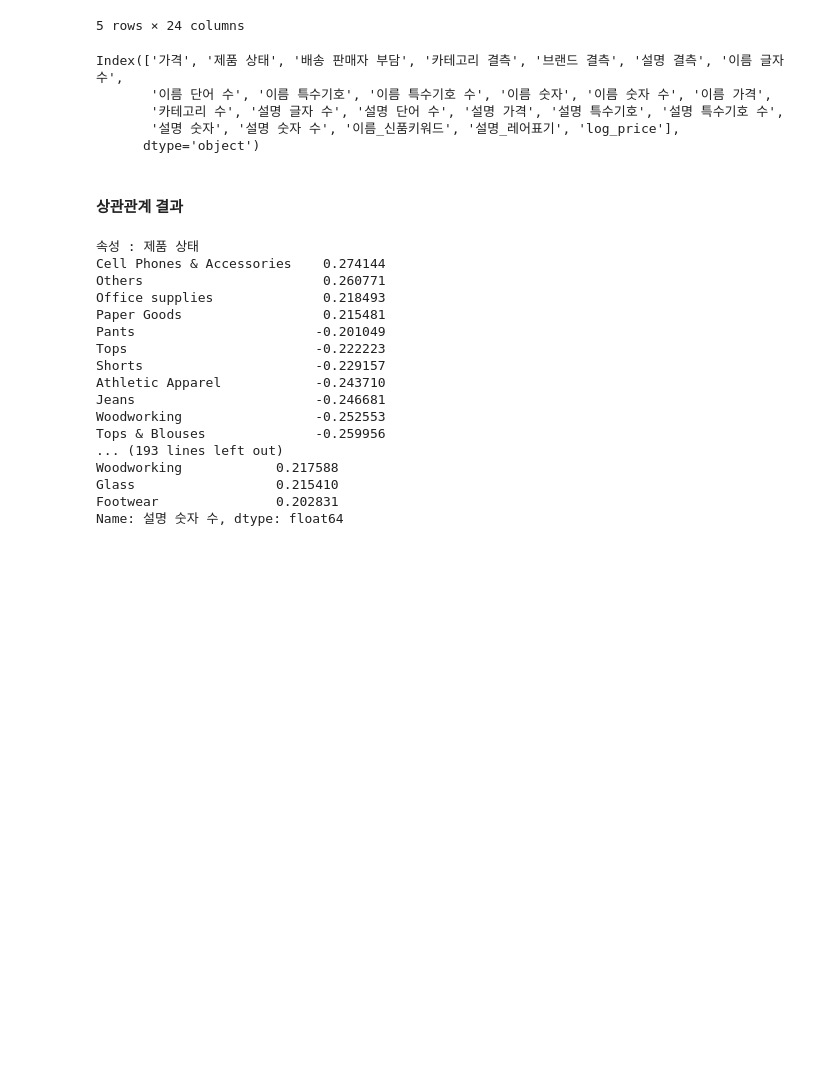
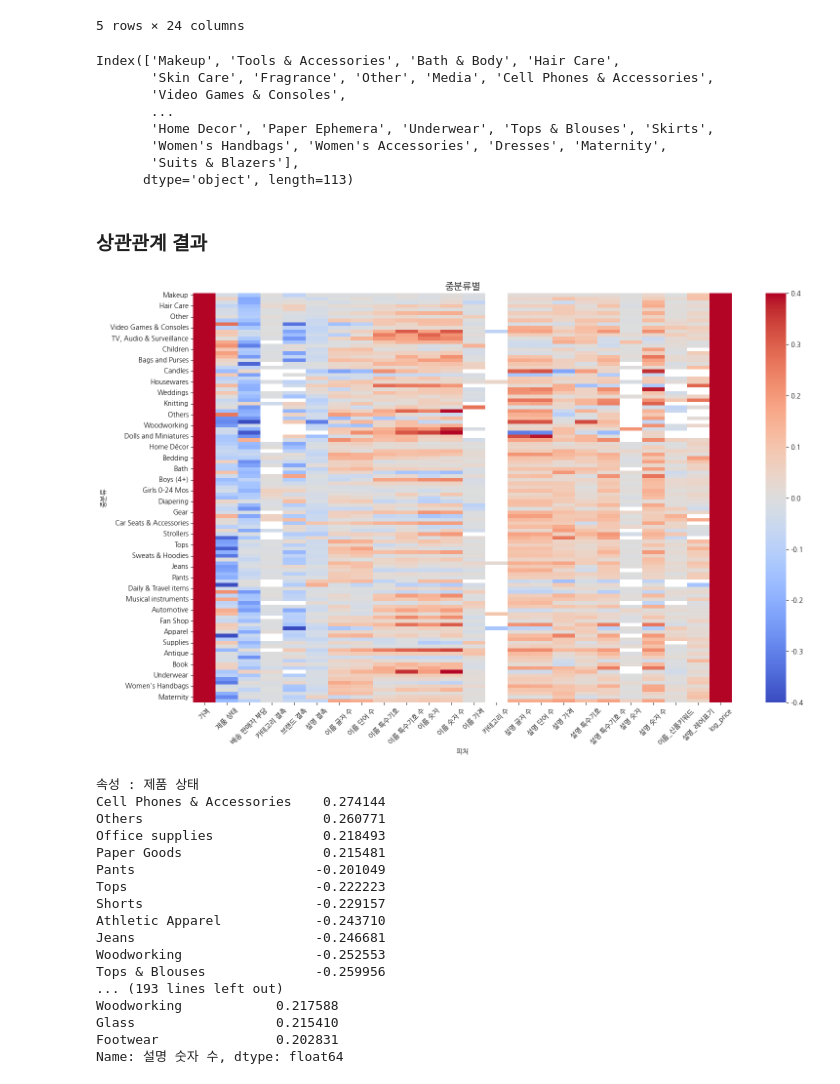
Before and after one commit to S-HNJN/first-repository, a Jupyter notebook: Mercari.ipynb, the cells around one changed output. Saved outputs shown, nothing was run; the diff lists cells and outputs as text; code cells hidden in the pictures; blank space fills up the shorter version.

```diff
--- a/Mercari.ipynb
+++ b/Mercari.ipynb
@@ -978,5 +1001,5 @@ for i in cate2_list:
     corr = subset.corr(numeric_only=True)['가격']   # 가격과의 상관만 추출
     corr_dict[i] = corr
 
-
-corr_df = pd.DataFrame(corr_dict).T
+corr_df = pd.DataFrame(corr_dict)
+corr_df_T = pd.DataFrame(corr_dict).T
@@ -993,11 +1018,31 @@ corr_df.head()
 # %%
 corr_df.columns
 # %% [output]
-Index(['가격', '제품 상태', '배송 판매자 부담', '카테고리 결측', '브랜드 결측', '설명 결측', '이름 글자 수',
-       '이름 단어 수', '이름 특수기호', '이름 특수기호 수', '이름 숫자', '이름 숫자 수', '이름 가격',
-       '카테고리 수', '설명 글자 수', '설명 단어 수', '설명 가격', '설명 특수기호', '설명 특수기호 수',
-       '설명 숫자', '설명 숫자 수', '이름_신품키워드', '설명_레어표기', 'log_price'],
-      dtype='object')
+Index(['Makeup', 'Tools & Accessories', 'Bath & Body', 'Hair Care',
+       'Skin Care', 'Fragrance', 'Other', 'Media', 'Cell Phones & Accessories',
+       'Video Games & Consoles',
+       ...
+       'Home Decor', 'Paper Ephemera', 'Underwear', 'Tops & Blouses', 'Skirts',
+       'Women's Handbags', 'Women's Accessories', 'Dresses', 'Maternity',
+       'Suits & Blazers'],
+      dtype='object', length=113)
 # %% [markdown]
-#### 상관관계 결과
+### 상관관계 결과
+# %%
+plt.figure(figsize=(16, 10))
+sns.heatmap(
+    corr_df_T,
+    cmap='coolwarm',
+    center=0,
+    vmin=-0.4, vmax=0.4,    # 색 대비 강조 → 약한 상관계수도 한눈에 확인 가능
+    annot=False
+)
+plt.title("중분류별", fontsize=14)
+plt.xlabel("피처")
+plt.ylabel("중분류")
+plt.xticks(rotation=45)
+plt.tight_layout()
+plt.show()
+# %% [output]
+[figure, added]
 # %%
```
Also changed, not shown: parts of 32 cells of this notebook.
